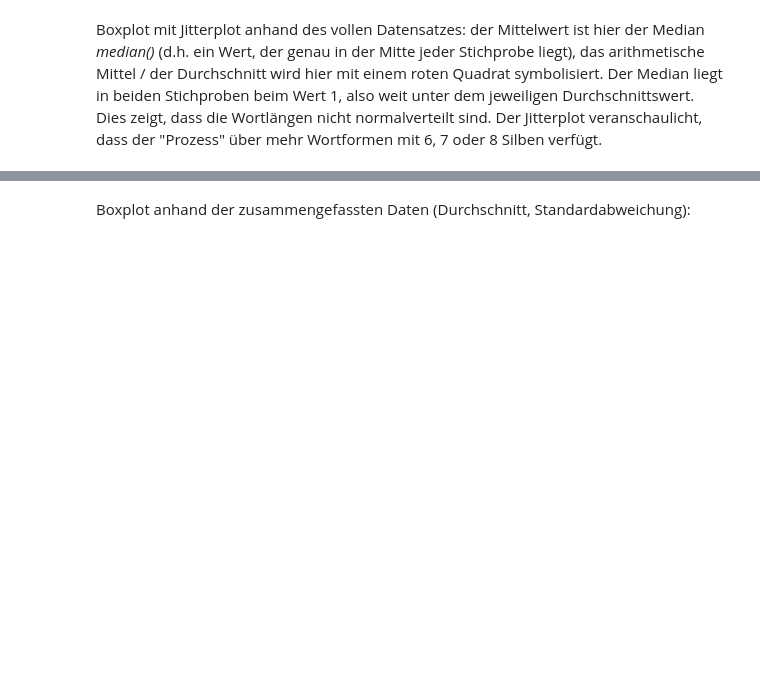
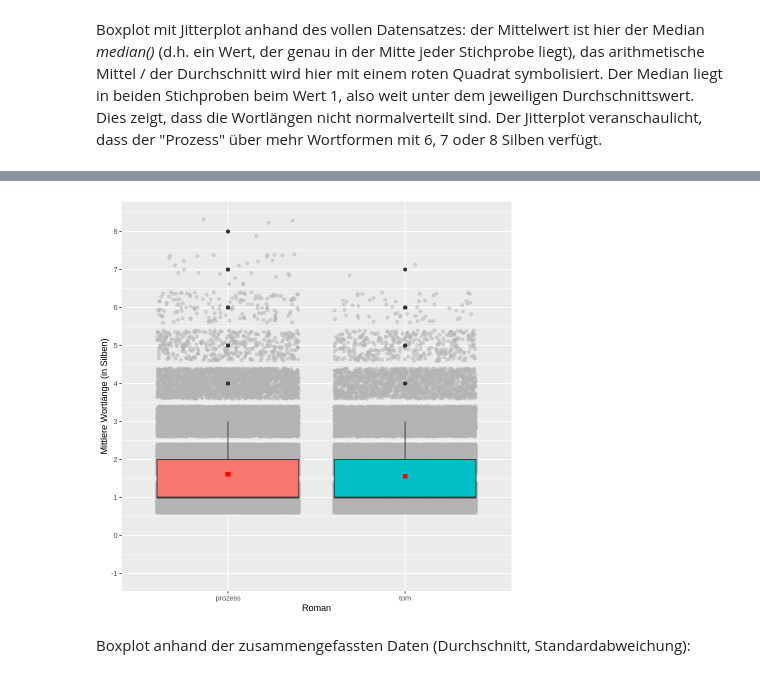
Before and after one commit to tpetric7/tpetric7.github.io, a Jupyter notebook: Letter_frequency.ipynb, the cells around one changed output, grey strips where cells are left out. Cells and saved outputs as stored; diff of their text form; code cells hidden in the pictures; blank space fills up the shorter version.

```diff
--- a/Letter_frequency.ipynb
+++ b/Letter_frequency.ipynb
@@ -22,0 +39,4 @@ novels_txt
+# %%
+github = "https://raw.githubusercontent.com/tpetric7/tpetric7.github.io/main/data/books/"
+prozess = read_lines(paste0(github, "prozess.txt"))
+tom = read_lines(paste0(github, "tom.txt"))
@@ -23,3 +45,7 @@ novels_txt
+# %%
+prozess = as_tibble(prozess) %>% rename(text = value) %>% mutate(doc_id = "prozess") %>% mutate(title = "prozess")
+tom = as_tibble(tom) %>% rename(text = value) %>% mutate(doc_id = "tom") %>% mutate(title = "tom")
+novels = rbind(prozess, tom)
 # %% [markdown]
 # 2. Buchstaben extrahieren
 
@@ -39,7 +69,7 @@ letters[[2]][1:9]
 
 Tabellen und Graphiken erstellen ist leichter, wenn wir die Texte in Datensätze umwandeln, und zwar mit der Funktion *as.data.frame()*.
 # %%
-novels = as.data.frame(novels_txt)
+# novels = as.data.frame(novels_txt)
 # %% [markdown]
 Mit der Funktion *unnest_tokens()* können wir auch Buchstaben isolieren und anschließend auszählen.
 # %%
@@ -377,12 +681,13 @@ summary(lm(syllables ~ title, data = novels_words)) %>%
 Boxplot mit Jitterplot anhand des vollen Datensatzes: der Mittelwert ist hier der Median *median()* (d.h. ein Wert, der genau in der Mitte jeder Stichprobe liegt), das arithmetische Mittel / der Durchschnitt wird hier mit einem roten Quadrat symbolisiert. Der Median liegt in beiden Stichproben beim Wert 1, also weit unter dem jeweiligen Durchschnittswert. Dies zeigt, dass die Wortlängen nicht normalverteilt sind. Der Jitterplot veranschaulicht, dass der "Prozess" über mehr Wortformen mit 6, 7 oder 8 Silben verfügt.
 # %%
 novels_words %>%
-  group_by(title) %>%
-  ggplot(aes(title, syllables, fill = title, group = title)) +
+  group_by(doc_id) %>%
+  ggplot(aes(doc_id, syllables, fill = doc_id, group = doc_id)) +
   geom_jitter(width = 0.4, alpha = 0.5, color = "gray70") +
   geom_boxplot(notch = FALSE, width = 0.8) +
-  stat_summary(fun.y="mean", color = "red", shape = 15)+
+  stat_summary(fun="mean", color = "red", shape = 15)+
   expand_limits(y = -1) +
   scale_y_continuous(breaks = seq(-1, 8, 1)) +
   theme(legend.position = "none") +
   labs(y = "Mittlere Wortlänge (in Silben)", x = "Roman")
+# %% [output]
@@ -389,3 +702,4 @@ novels_words %>%
+[figure, added]
 # %% [markdown]
 Boxplot anhand der zusammengefassten Daten (Durchschnitt, Standardabweichung):
 # %%
```
Also changed, not shown: parts of 44 cells of this notebook, 1 other file.
